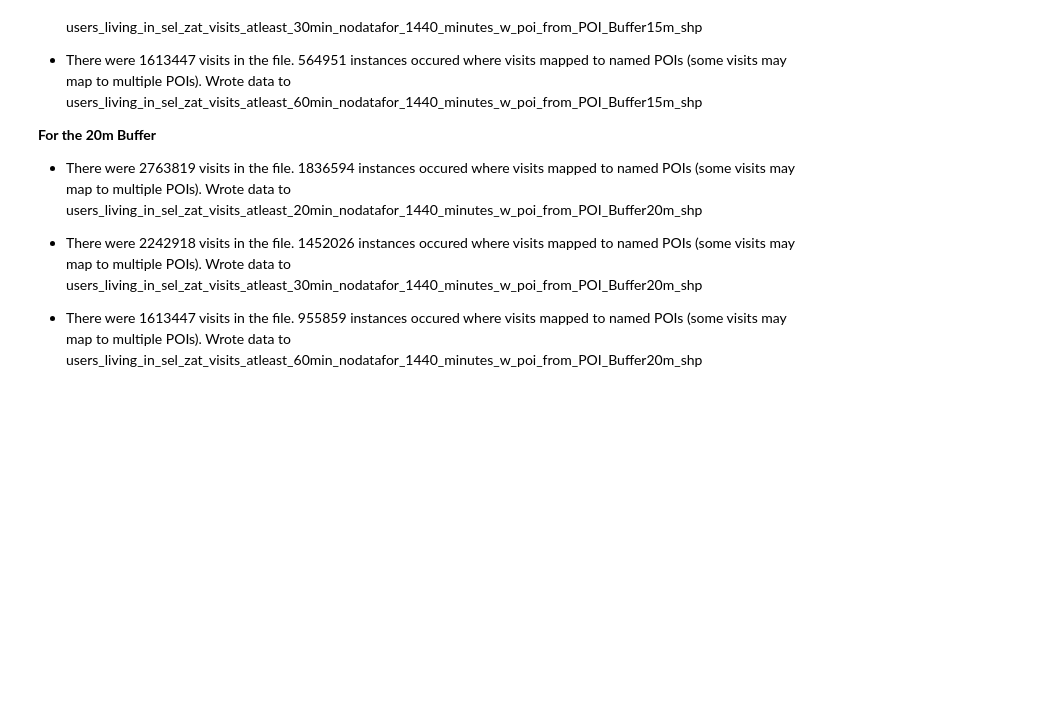
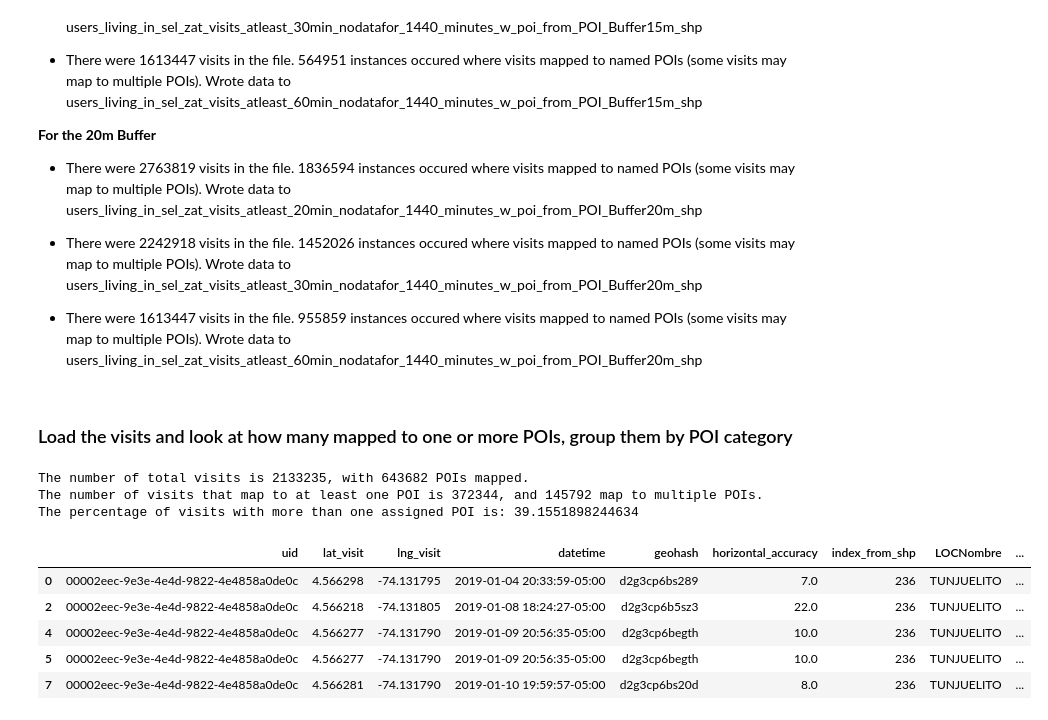
Before and after one commit to spur-eth/mobile_data_colombia, a Jupyter notebook: code/visit_analysis.ipynb, the cells around one changed output. Saved outputs shown, nothing was run; the diff lists cells and outputs as text; code cells hidden in the pictures; blank space fills up the shorter version.

Commit message:
update with some post-processing grouping of pois and analysis

```diff
--- a/code/visit_analysis.ipynb
+++ b/code/visit_analysis.ipynb
@@ -115,3 +119,21 @@ for i in tqdm(range(0,len(visit_durations)), desc=f'Mapping and writing user vis
 - There were 2242918 visits in the file. 1452026 instances occured where visits mapped to named POIs (some visits may map to multiple POIs). Wrote data to users_living_in_sel_zat_visits_atleast_30min_nodatafor_1440_minutes_w_poi_from_POI_Buffer20m_shp
 
 - There were 1613447 visits in the file. 955859 instances occured where visits mapped to named POIs (some visits may map to multiple POIs). Wrote data to users_living_in_sel_zat_visits_atleast_60min_nodatafor_1440_minutes_w_poi_from_POI_Buffer20m_shp
+# %% [markdown]
+### Load the visits and look at how many mapped to one or more POIs, group them by POI category
+# %%
+outfilename = f'users_living_in_sel_zat_visits_atleast_60min_w_poi_from_{shp_name}_shp'
+vists_w_poi_df_fp = f'{out_dir}{shp_name}/{outfilename}.csv'
+visits_w_poi_df = pd.read_csv(vists_w_poi_df_fp)
+visits_w_named_pois, visits_w_more_than_one_named_poi, grouped_category_proportions = calc_group_poi_visits(visits_w_poi_df)
+visits_w_named_pois.head()
+# %% [output]
+The number of total visits is 2133235, with 643682 POIs mapped.
+The number of visits that map to at least one POI is 372344, and 145792 map to multiple POIs.
+The percentage of visits with more than one assigned POI is: 39.1551898244634
+|  | uid | lat_visit | lng_visit | datetime | geohash | horizontal_accuracy | index_from_shp | LOCNombre | ... |
+| 0 | 00002eec-9e3e-4e4d-9822-4e4858a0de0c | 4.566298 | -74.131795 | 2019-01-04 20:33:59-05:00 | d2g3cp6bs289 | 7.0 | 236 | TUNJUELITO | ... |
+| 2 | 00002eec-9e3e-4e4d-9822-4e4858a0de0c | 4.566218 | -74.131805 | 2019-01-08 18:24:27-05:00 | d2g3cp6b5sz3 | 22.0 | 236 | TUNJUELITO | ... |
+| 4 | 00002eec-9e3e-4e4d-9822-4e4858a0de0c | 4.566277 | -74.131790 | 2019-01-09 20:56:35-05:00 | d2g3cp6begth | 10.0 | 236 | TUNJUELITO | ... |
+| 5 | 00002eec-9e3e-4e4d-9822-4e4858a0de0c | 4.566277 | -74.131790 | 2019-01-09 20:56:35-05:00 | d2g3cp6begth | 10.0 | 236 | TUNJUELITO | ... |
+| 7 | 00002eec-9e3e-4e4d-9822-4e4858a0de0c | 4.566281 | -74.131790 | 2019-01-10 19:59:57-05:00 | d2g3cp6bs20d | 8.0 | 236 | TUNJUELITO | ... |
```
Also changed, not shown: parts of 9 cells of this notebook.
